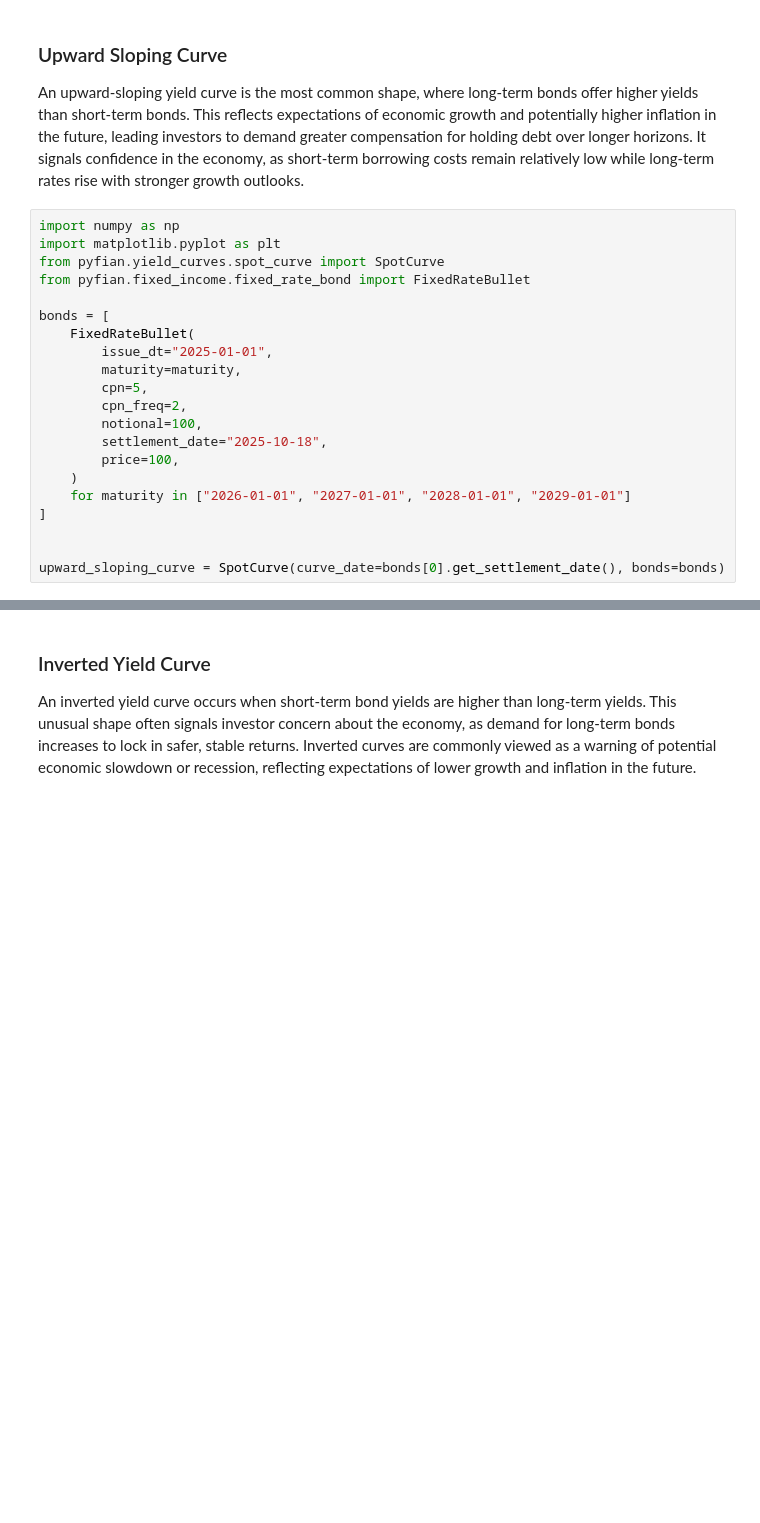
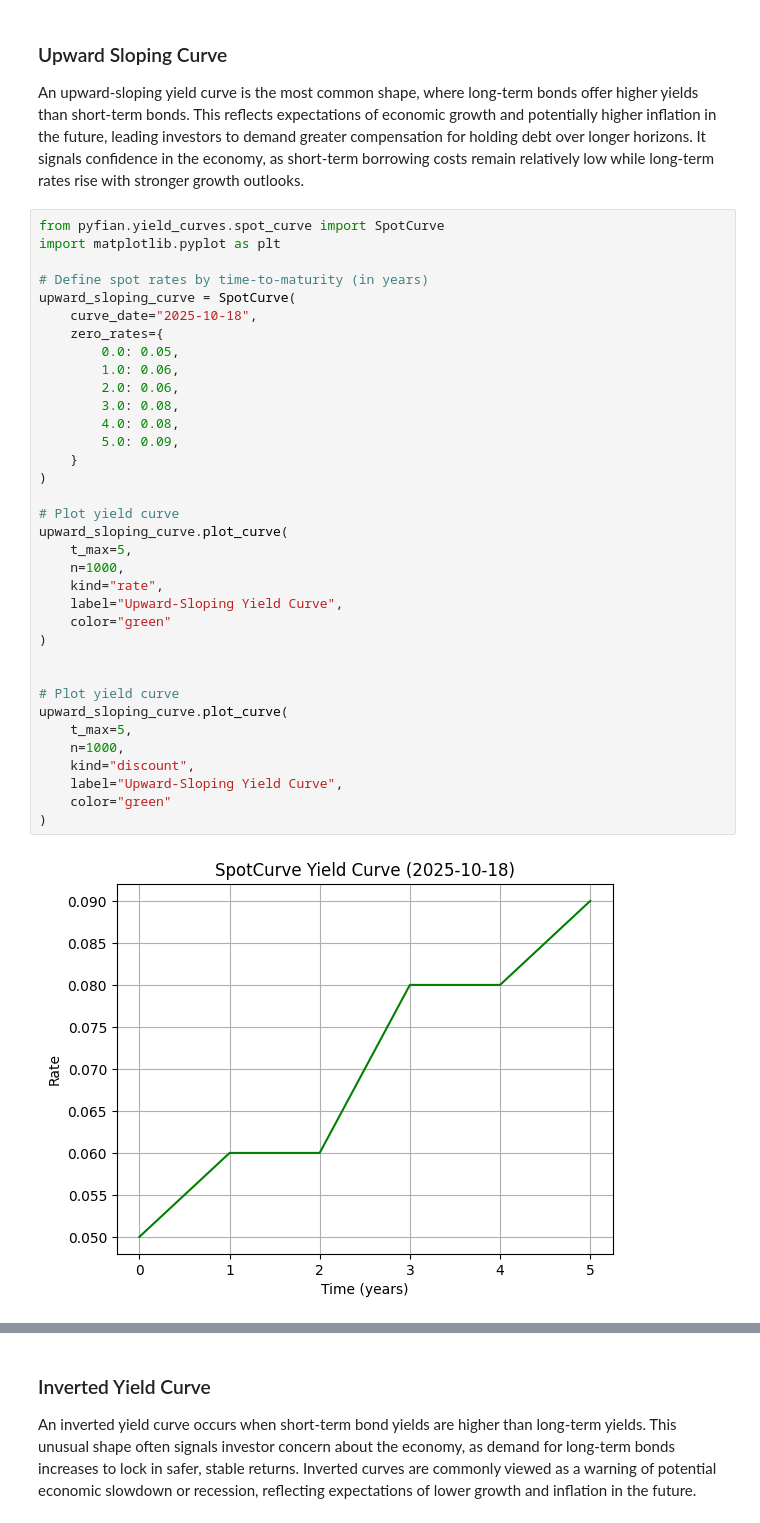
Before and after one commit to Python-Financial-Analyst/pyfian_dev, a Jupyter notebook: notebooks/fixed_income/03_curves.ipynb, the cells around one changed output, grey strips where cells are left out. Cells and saved outputs as stored; diff of their text form; blank space fills up the shorter version.

Commit message:
added upward and downward sloping curves

```diff
--- a/notebooks/fixed_income/03_curves.ipynb
+++ b/notebooks/fixed_income/03_curves.ipynb
@@ -57,23 +57,39 @@ flat_curve.plot_curve(t_max= 5, n=1000, kind = "discount")
 
 An upward-sloping yield curve is the most common shape, where long-term bonds offer higher yields than short-term bonds. This reflects expectations of economic growth and potentially higher inflation in the future, leading investors to demand greater compensation for holding debt over longer horizons. It signals confidence in the economy, as short-term borrowing costs remain relatively low while long-term rates rise with stronger growth outlooks.
 # %%
-import numpy as np
+from pyfian.yield_curves.spot_curve import SpotCurve
 import matplotlib.pyplot as plt
-from pyfian.yield_curves.spot_curve import SpotCurve
-from pyfian.fixed_income.fixed_rate_bond import FixedRateBullet
 
-bonds = [
-    FixedRateBullet(
-        issue_dt="2025-01-01",
-        maturity=maturity,
-        cpn=5,
-        cpn_freq=2,
-        notional=100,
-        settlement_date="2025-10-18",
-        price=100,
-    )
-    for maturity in ["2026-01-01", "2027-01-01", "2028-01-01", "2029-01-01"]
-]
+# Define spot rates by time-to-maturity (in years)
+upward_sloping_curve = SpotCurve(
+    curve_date="2025-10-18",
+    zero_rates={
+        0.0: 0.05,
+        1.0: 0.06,
+        2.0: 0.06,
+        3.0: 0.08,
+        4.0: 0.08,
+        5.0: 0.09,
+    }
+)
+
+# Plot yield curve
+upward_sloping_curve.plot_curve(
+    t_max=5,
+    n=1000,
+    kind="rate",
+    label="Upward-Sloping Yield Curve",
+    color="green"
+)
 
 
-upward_sloping_curve = SpotCurve(curve_date=bonds[0].get_settlement_date(), bonds=bonds)
+# Plot yield curve
+upward_sloping_curve.plot_curve(
+    t_max=5,
+    n=1000,
+    kind="discount",
+    label="Upward-Sloping Yield Curve",
+    color="green"
+)
+# %% [output]
+[figure, added]
```
Also changed, not shown: parts of 2 cells of this notebook.
